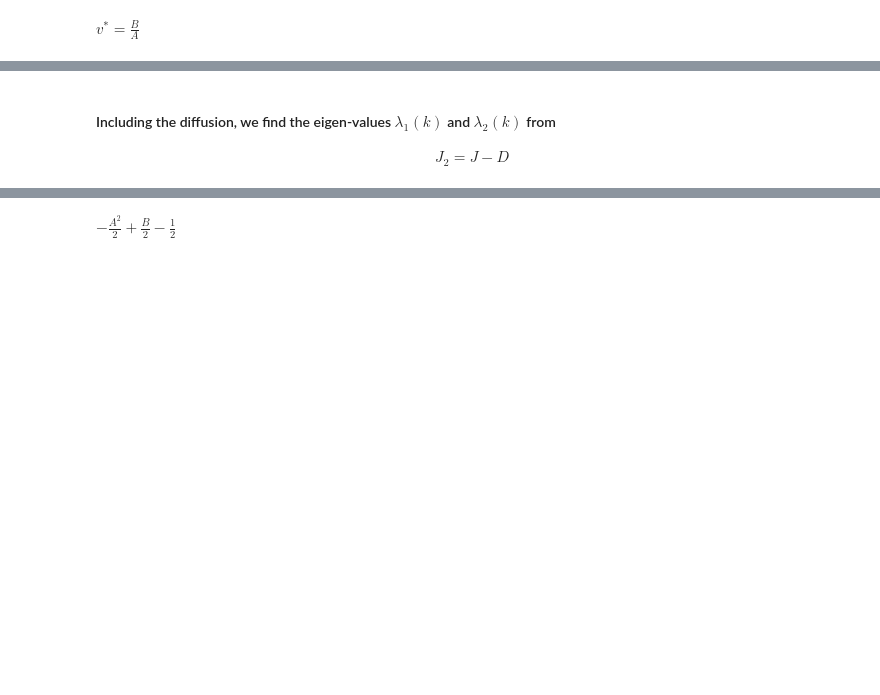
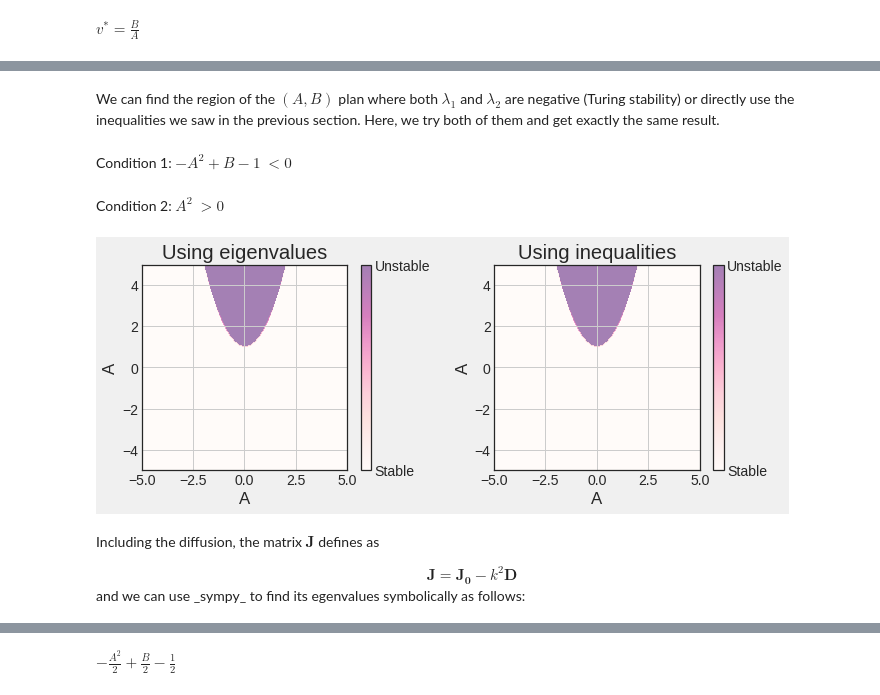
Before and after one commit to rpazuki/morpho_repo, a Jupyter notebook: amplitude_method/PDE_linear_stability.ipynb, the cells around one changed output, grey strips where cells are left out. Cells and saved outputs as stored; diff of their text form; code cells hidden in the pictures; blank space fills up the shorter version.

Commit message:
cont. linear stability

```diff
--- a/amplitude_method/PDE_linear_stability.ipynb
+++ b/amplitude_method/PDE_linear_stability.ipynb
@@ -381,5 +418,6 @@ $J|_{(u^*, v^*)} =\left[\begin{matrix}B - 1 & A^{2}\\- B & - A^{2}\end{matrix}\r
 # %%
-λ_1, λ_2 =  list(J.eigenvals().keys())
-hprint("\lambda_1 = ", λ_1)
-hprint("\lambda_2 = ", λ_2)
+# Deriving eigenvalues of the jacobian in terms of parameter A and B
+λ_0_1, λ_0_2 =  list(J_0.eigenvals().keys())
+hprint("\lambda^{(0)}_1 = ", λ_0_1)
+hprint("\lambda^{(0)}_2 = ", λ_0_2)
 # %% [output]
@@ -615,5 +426,52 @@ plt.show()
+# %% [markdown]
+We can find the region of the $(A, B)$ plan where both $\lambda_1$ and $\lambda_2$ are negative (Turing stability) or directly use the inequalities we saw in the previous section.
+Here, we try both of them and get exactly the same result.
+# %%
+# Find the trace and determinant of J_0 symbolically
+cond_1 = J_0.trace()
+cond_2 = J_0.det()
+lprint(r"Condition 1: {0} $< 0$", latex(cond_1))
+lprint(r"Condition 2: {0} $> 0$", latex(cond_2))
+# convert the symbolic trace and determinants to numpy functions
+cond_1_f = lambdify([A, B], cond_1, modules='numpy')
+cond_2_f = lambdify([A, B], cond_2, modules='numpy')
+# convert the symbolic lambda_2 to a numpy function
+λ_0_2_f = lambdify([A, B], λ_0_2, modules='numpy')
+# %% [output]
+Condition 1: $- A^{2} + B - 1$ $< 0$
+Condition 2: $A^{2}$ $> 0$
+# %%
+# Create a meshgrid [-5, 5]x[-5, 5] for (A, B) domain
+L = 5
+A_size = 200
+B_size = 200
+A_axis = L * np.linspace(-1, 1, A_size)
+B_axis = L * np.linspace(-1, 1, B_size)
+A_grid, B_grid = np.meshgrid(A_axis, B_axis, sparse=False)
+# Plotting
+fig = plt.figure(figsize=(10,4))
+plt.style.use('seaborn-white')
+ax = fig.add_subplot(121)
+ax.set_title("Using eigenvalues")
+
+# Numerically calculate the largest eigenvalues
+domain = λ_0_2_f( np.complex64(A_grid) , np.complex64(B_grid))
+# plot the domain by using zero as the levelset
+plot_two_levels(ax, np.real(domain), L, "A", "B", 0, ['Stable', 'Unstable'])
+
+ax = fig.add_subplot(122)
+ax.set_title("Using inequalities")
+
+# Numerically calculate the values of the condition one
+domain = cond_1_f(A_grid , B_grid)
+# plot the domain by using zero as the levelset
+plot_two_levels(ax, domain,L, "A", "B", 0, ['Stable', 'Unstable'])
+plt.tight_layout()
+plt.show()
+# %% [output]
+[figure, added]
 # %% [markdown]
-#### Including the diffusion, we find the eigen-values $\lambda_1(k)$ and $\lambda_2(k)$ from
-
-<center>$J_2 = J - D$</center>
+Including the diffusion, the matrix $\boldsymbol{J}$ defines as
+<center>$\boldsymbol{J} = \boldsymbol{J_0} - k^2 \boldsymbol{D}$</center>
+and we can use _sympy_ to find its egenvalues symbolically as follows:
 # %%
```
Also changed, not shown: parts of 48 cells of this notebook, 4 other files.
